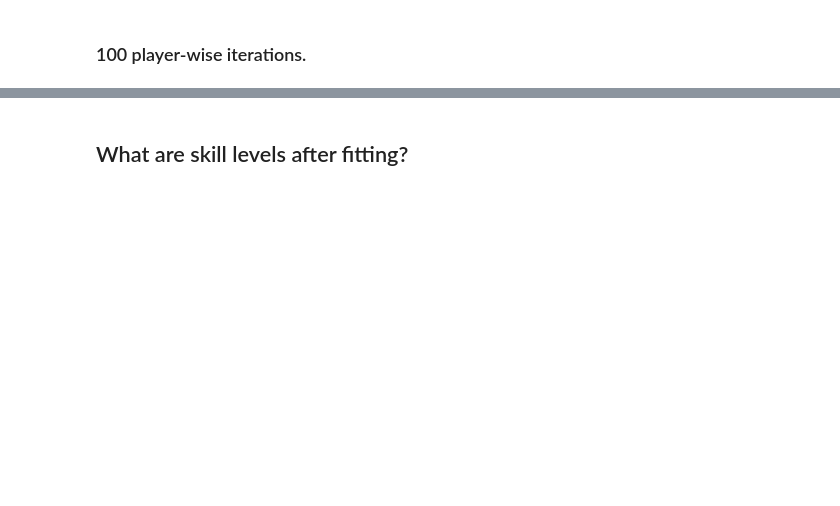
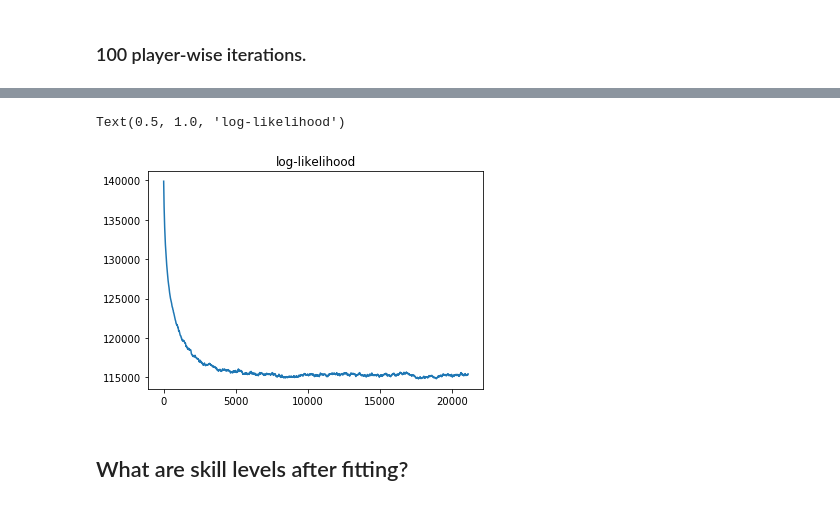
Before and after one commit to yl3/dota2, a Jupyter notebook: notebooks/06-test_player_wise_sampling_all_matches.20190721.ipynb, the cells around one changed output, grey strips where cells are left out. Cells and saved outputs as stored; diff of their text form; code cells hidden in the pictures; blank space fills up the shorter version.

```diff
--- a/notebooks/06-test_player_wise_sampling_all_matches.20190721.ipynb
+++ b/notebooks/06-test_player_wise_sampling_all_matches.20190721.ipynb
@@ -144,0 +160,6 @@ Text(0.5, 1.0, 'log-likelihood')
+# %%
+plt.plot([x[0] for x in gp.samples], [x[3] for x in gp.samples])
+plt.title("log-likelihood")
+# %% [output]
+Text(0.5, 1.0, 'log-likelihood')
+[figure, added]
```
Also changed, not shown: parts of 67 cells of this notebook, 5 other files.
